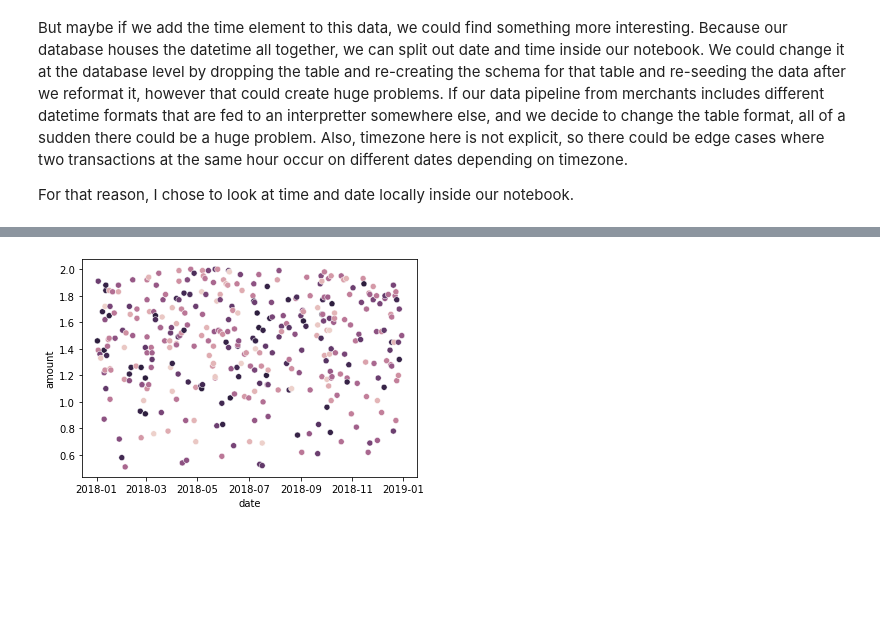
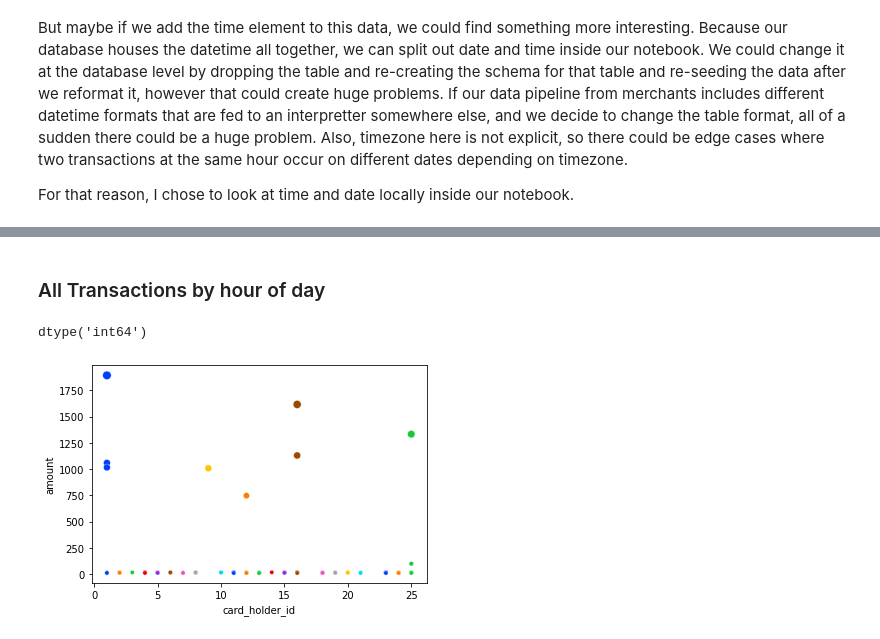
Before and after one commit to laramiedunlap/SQLrepo, a Jupyter notebook: main.ipynb, the cells around one changed output, grey strips where cells are left out. Saved outputs shown, nothing was run; the diff lists cells and outputs as text; code cells hidden in the pictures; blank space fills up the shorter version.

```diff
--- a/main.ipynb
+++ b/main.ipynb
@@ -126,9 +169,23 @@ filtered_df.head()
+# %% [markdown]
+### All Transactions by hour of day
+# %%
+# This section is commented out because it only needs to be ran once on the
+# transaction_df['hour']= transaction_df['date'].dt.hour
+transaction_df.get('hour').dtype
+# %% [output]
+dtype('int64')
+# %%
+step = transaction_df[ transaction_df['hour'] >= 7 ]
+between_seven_nine = step[step['hour']< 9]
+top_100 = between_seven_nine.sort_values('amount', ascending=False).head(100)
 # %%
-scatter_of_data_date = sns.scatterplot(data = filtered_df,
-                                    x= 'date',
+scatter_of_top100 = sns.scatterplot(data = top_100,
+                                    x= 'card_holder_id',
                                     y='amount',
                                     hue='card_holder_id',
+                                    palette= 'bright',
+                                    size= 'amount',
                                     legend = False)
 # %% [output]
-[figure, old version]
+[figure, new version]
 # %%
```
Also changed, not shown: parts of 23 cells of this notebook.
